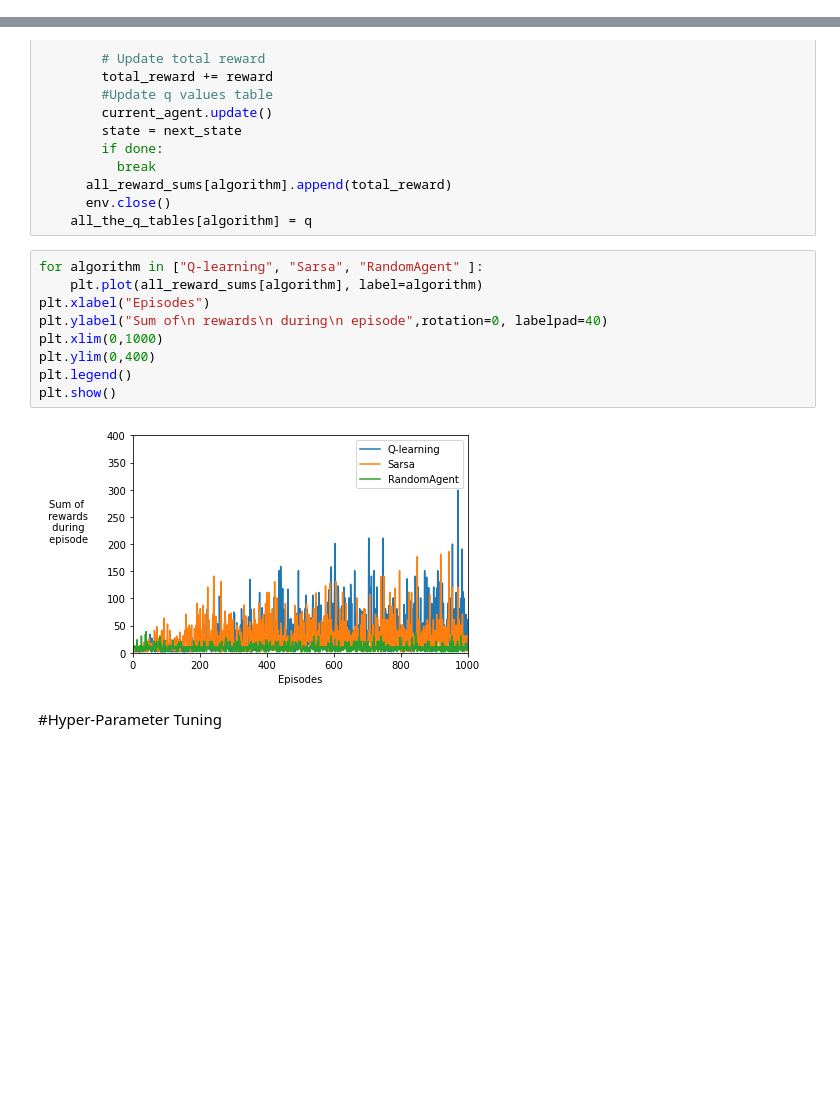
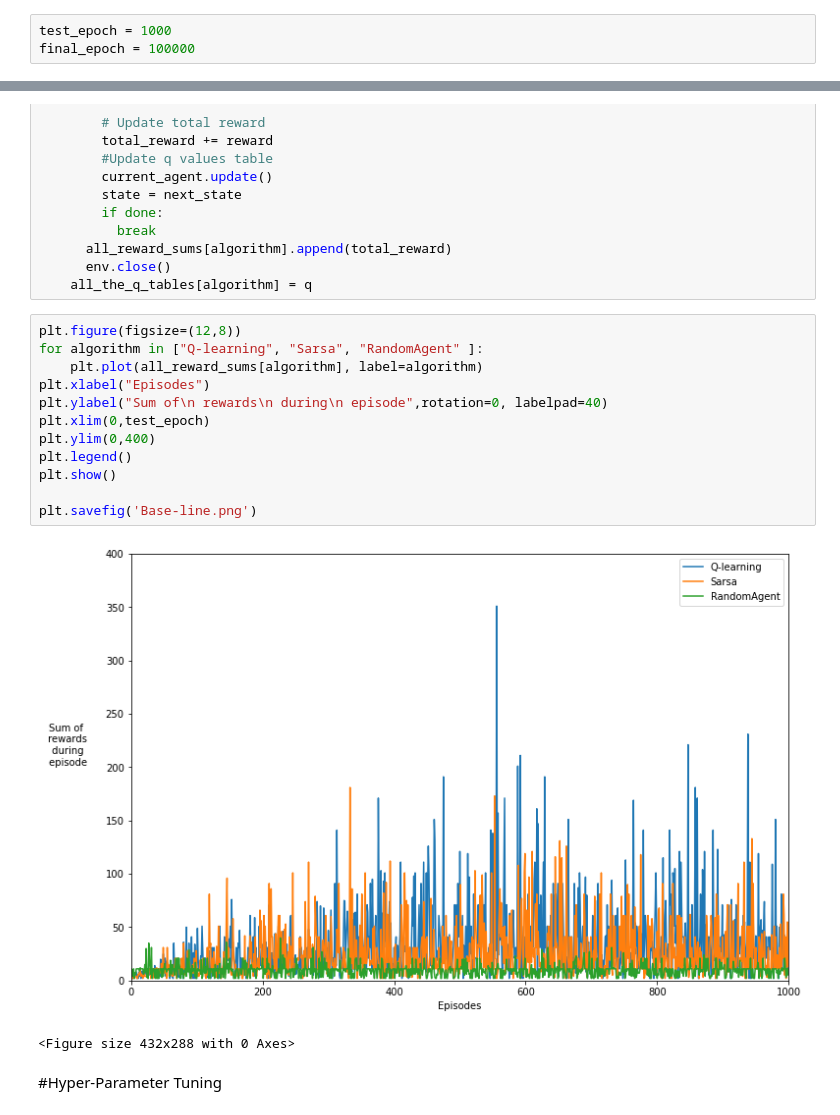
Before and after one commit to Jupiter345/DSBA-RL-Flappy-Bird, a Jupyter notebook: RL_DSBA_Text_Flappy_Bird_Assignment_1.ipynb, the cells around one changed output, grey strips where cells are left out. Drawn from its saved outputs; the diff is of its cells as text; blank space fills up the shorter version.

Commit message:
added hyper-parameter graphs

```diff
--- a/RL_DSBA_Text_Flappy_Bird_Assignment_1.ipynb
+++ b/RL_DSBA_Text_Flappy_Bird_Assignment_1.ipynb
@@ -39,6 +46,9 @@ from collections import defaultdict
 from mpl_toolkits.mplot3d import axes3d
 import pandas as pd
 from tqdm import tqdm
+# %%
+test_epoch = 1000
+final_epoch = 100000
 # %%
 env = gym.make('TextFlappyBird-v0', height = 15, width = 20, pipe_gap = 4)
 obs = env.reset()
@@ -156,16 +166,20 @@ for algorithm in ["Q-learning", "Sarsa", "RandomAgent"]:
       env.close()
     all_the_q_tables[algorithm] = q
 # %%
+plt.figure(figsize=(12,8))
 for algorithm in ["Q-learning", "Sarsa", "RandomAgent" ]:
     plt.plot(all_reward_sums[algorithm], label=algorithm)
 plt.xlabel("Episodes")
 plt.ylabel("Sum of\n rewards\n during\n episode",rotation=0, labelpad=40)
-plt.xlim(0,1000)
+plt.xlim(0,test_epoch)
 plt.ylim(0,400)
 plt.legend()
 plt.show()
+
+plt.savefig('Base-line.png')
 # %% [output]
-[figure, old version]
+[figure, new version]
+<Figure size 432x288 with 0 Axes>
 # %% [markdown]
 #Hyper-Parameter Tuning
 # %%
```
Also changed, not shown: parts of 13 cells of this notebook.
